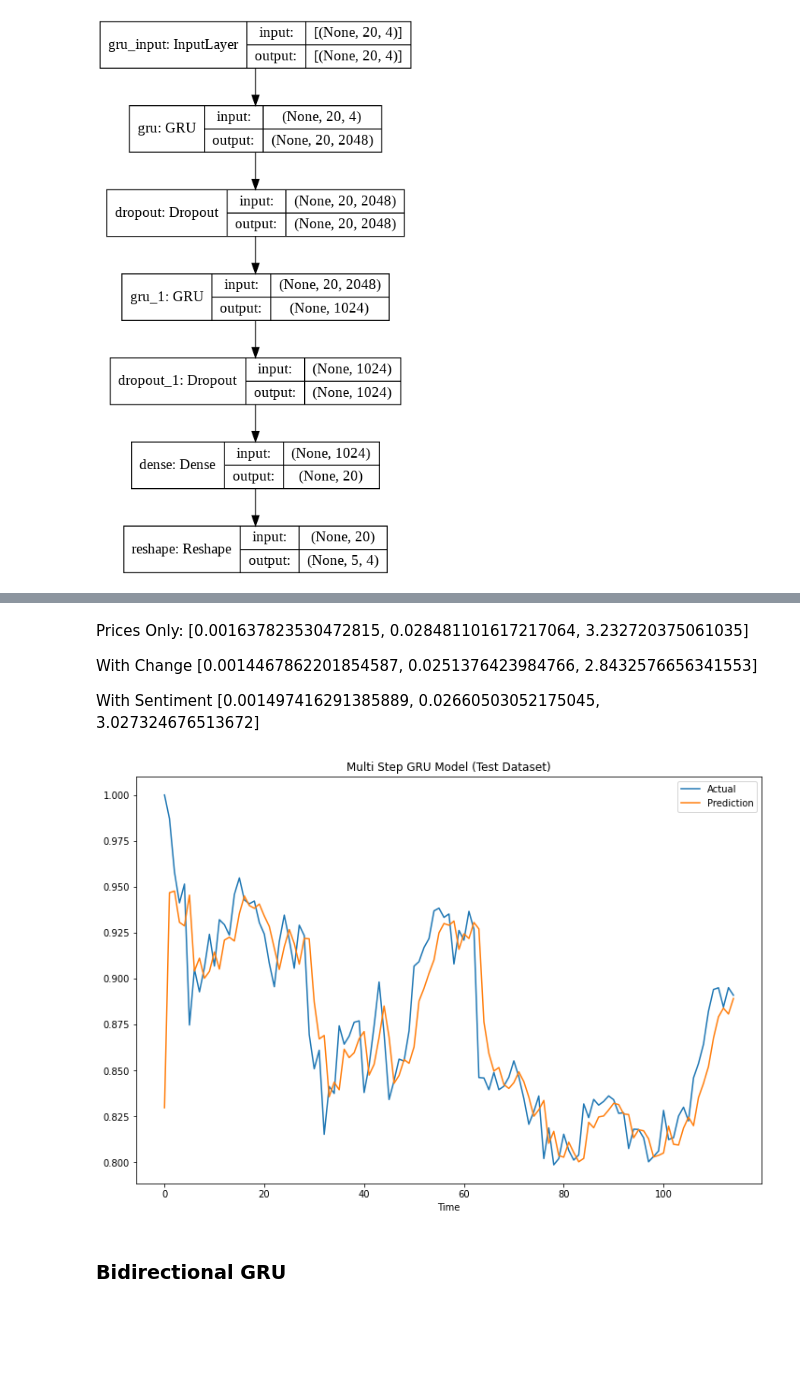
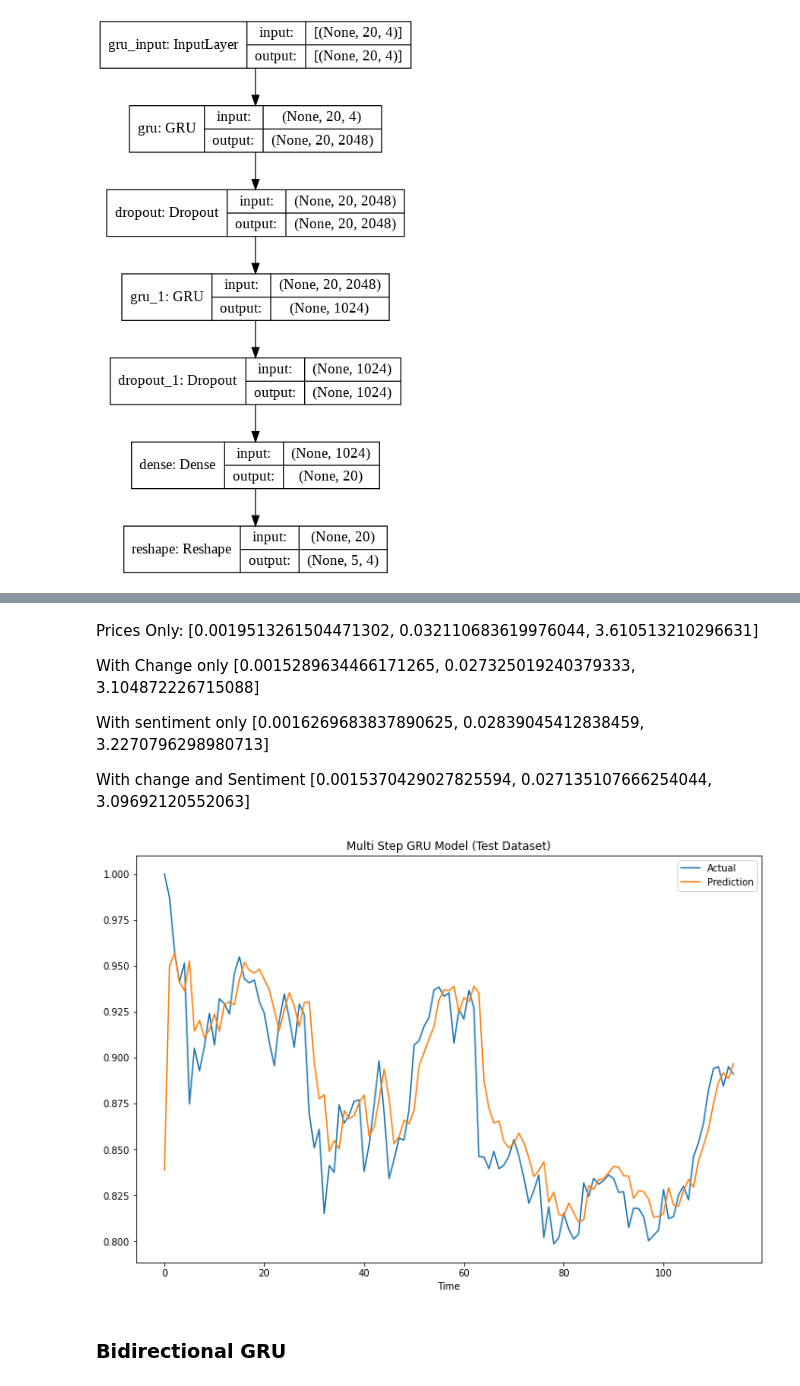
Before and after one commit to iislamm/stock-prices-prediction, a Jupyter notebook: stocks_prediction.ipynb, the cells around one changed output, grey strips where cells are left out. Saved outputs shown, nothing was run; the diff lists cells and outputs as text; code cells hidden in the pictures; blank space fills up the shorter version.

```diff
--- a/stocks_prediction.ipynb
+++ b/stocks_prediction.ipynb
@@ -593,16 +593,22 @@ multi_performance['GRU']
 # %% [markdown]
 Prices Only:
-[0.001637823530472815, 0.028481101617217064, 3.232720375061035]
+[0.0019513261504471302, 0.032110683619976044, 3.610513210296631]
 
-With Change
-[0.0014467862201854587, 0.0251376423984766, 2.8432576656341553]
 
-With Sentiment
-[0.001497416291385889, 0.02660503052175045, 3.027324676513672]
+With Change only
+[0.0015289634466171265, 0.027325019240379333, 3.104872226715088]
+
+
+With sentiment only
+[0.0016269683837890625, 0.02839045412838459, 3.2270796298980713]
+
+
+With change and Sentiment
+[0.0015370429027825594, 0.027135107666254044, 3.09692120552063]
 # %%
-multi_window.plot_series(gru_model, title="Multi Step GRU Model (Test Dataset)")
+multi_window.plot_series(gru_model, title="GRU Model (Test Dataset)")
 # %% [output]
-[figure, old version]
+[figure, new version]
 # %% [markdown]
 ### Bidirectional GRU
 # %%
```
Also changed, not shown: parts of 18 cells of this notebook.
